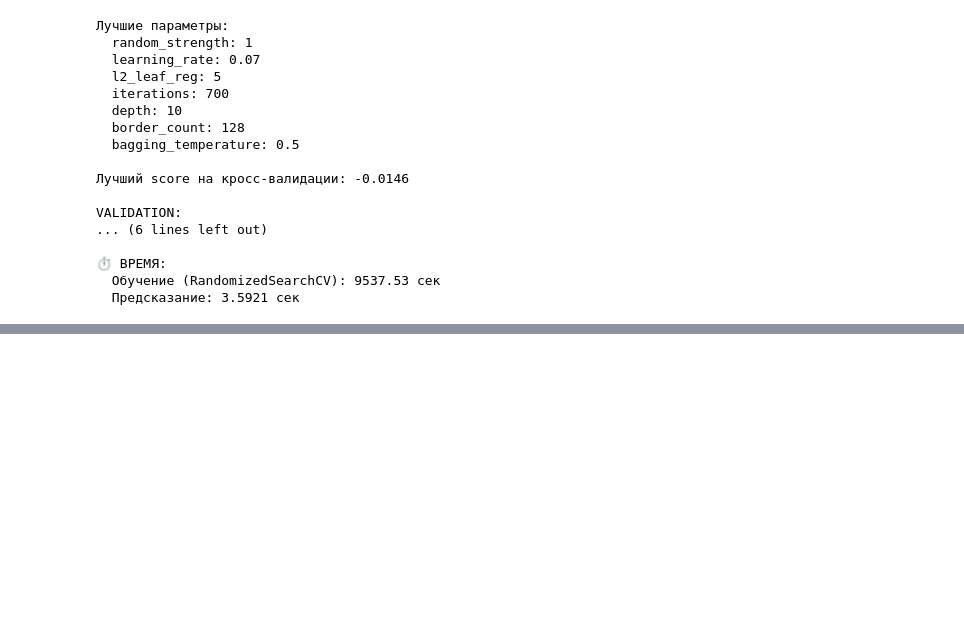
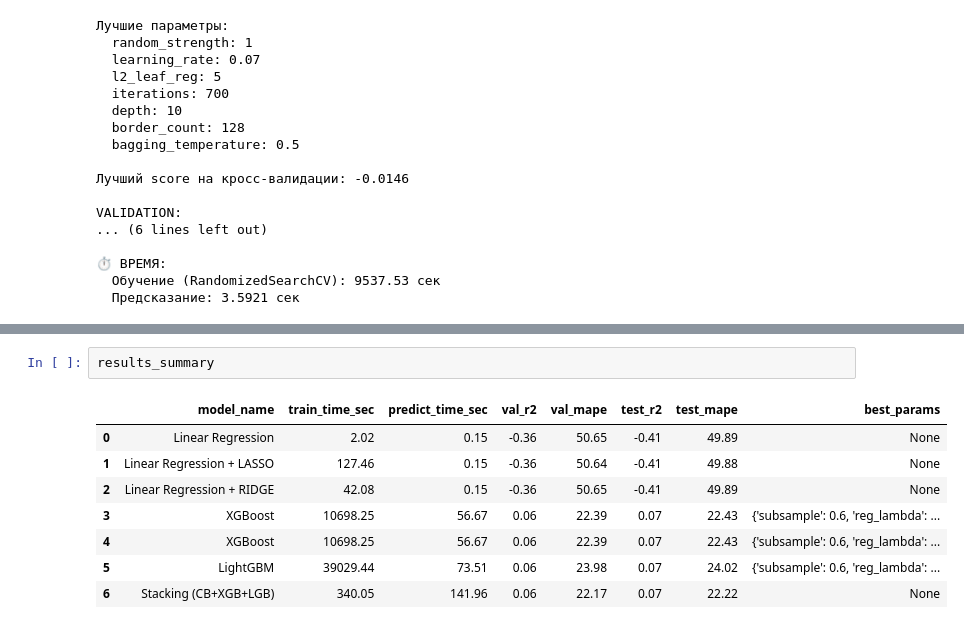
Before and after one commit to bublX/flat_price_predictor, a Jupyter notebook: flat_price_predictor.ipynb, the cells around one changed output, grey strips where cells are left out. Cells and saved outputs as stored; diff of their text form; blank space fills up the shorter version.

Commit message:
Added boosting models

```diff
--- a/flat_price_predictor.ipynb
+++ b/flat_price_predictor.ipynb
@@ -1095,0 +1484,11 @@ print(f"  Предсказание: {predict_time:.4f} сек")
+# %%
+results_summary
+# %% [output]
+|  | model_name | train_time_sec | predict_time_sec | val_r2 | val_mape | test_r2 | test_mape | best_params |
+| 0 | Linear Regression | 2.02 | 0.15 | -0.36 | 50.65 | -0.41 | 49.89 | None |
+| 1 | Linear Regression + LASSO | 127.46 | 0.15 | -0.36 | 50.64 | -0.41 | 49.88 | None |
+| 2 | Linear Regression + RIDGE | 42.08 | 0.15 | -0.36 | 50.65 | -0.41 | 49.89 | None |
+| 3 | XGBoost | 10698.25 | 56.67 | 0.06 | 22.39 | 0.07 | 22.43 | {'subsample': 0.6, 'reg_lambda': ... |
+| 4 | XGBoost | 10698.25 | 56.67 | 0.06 | 22.39 | 0.07 | 22.43 | {'subsample': 0.6, 'reg_lambda': ... |
+| 5 | LightGBM | 39029.44 | 73.51 | 0.06 | 23.98 | 0.07 | 24.02 | {'subsample': 0.6, 'reg_lambda': ... |
+| 6 | Stacking (CB+XGB+LGB) | 340.05 | 141.96 | 0.06 | 22.17 | 0.07 | 22.22 | None |
```
Also changed, not shown: parts of 24 cells of this notebook, 7 other files.
